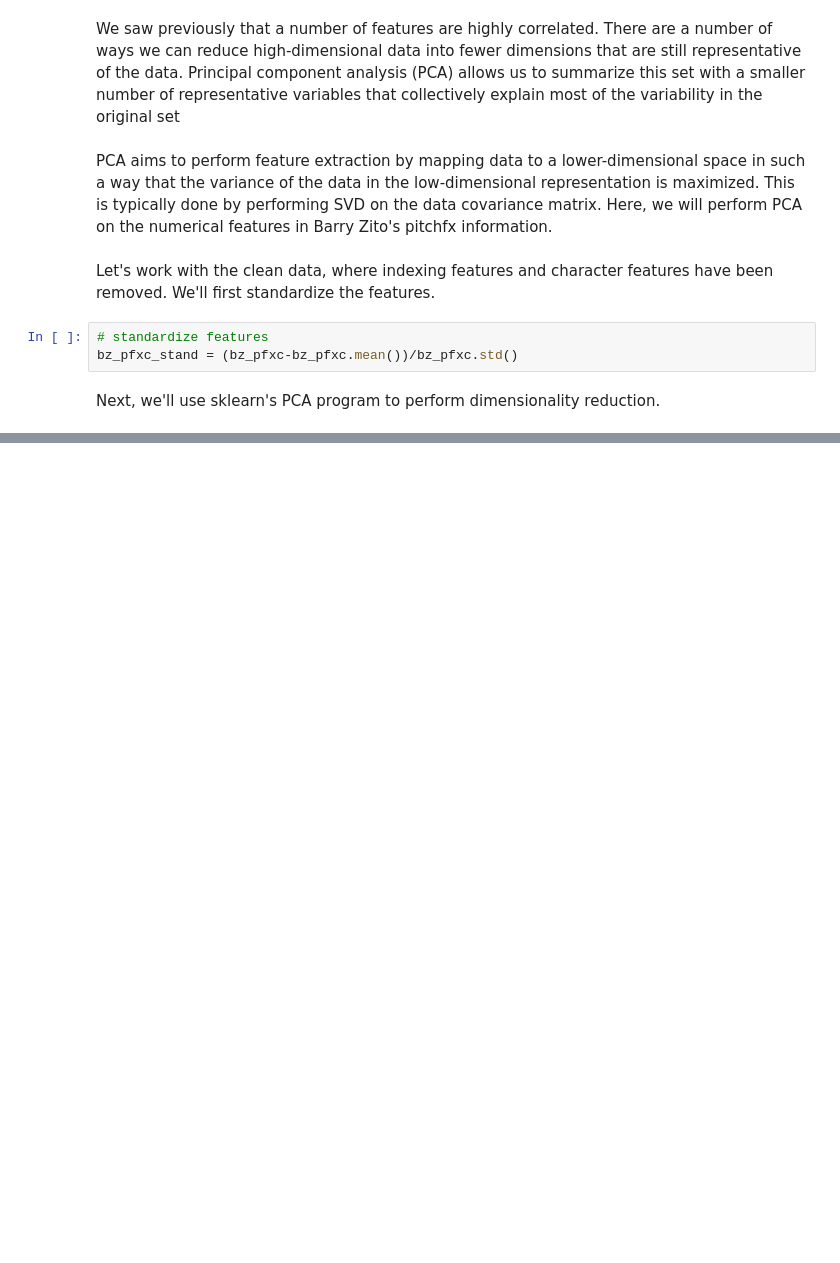
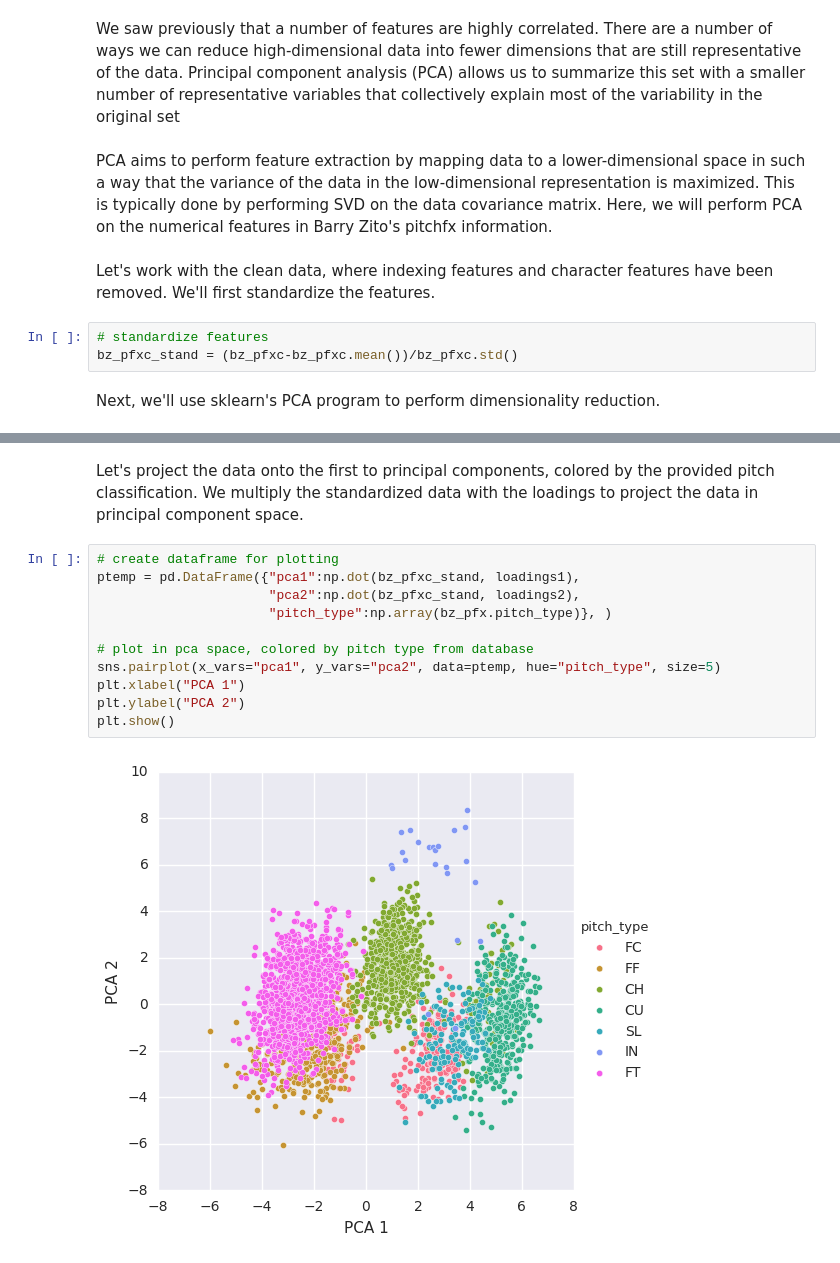
Before and after one commit to jasonpchang/pitchfx_sql, a Jupyter notebook: Notebooks/eda.ipynb, the cells around one changed output, grey strips where cells are left out. Saved outputs shown, nothing was run; the diff lists cells and outputs as text; blank space fills up the shorter version.

```diff
--- a/Notebooks/eda.ipynb
+++ b/Notebooks/eda.ipynb
@@ -416,0 +487,15 @@ import sklearn.decomposition.PCA as PCA
+# %% [markdown]
+Let's project the data onto the first to principal components, colored by the provided pitch classification. We multiply the standardized data with the loadings to project the data in principal component space.
+# %%
+# create dataframe for plotting
+ptemp = pd.DataFrame({"pca1":np.dot(bz_pfxc_stand, loadings1),
+                      "pca2":np.dot(bz_pfxc_stand, loadings2),
+                      "pitch_type":np.array(bz_pfx.pitch_type)}, )
+
+# plot in pca space, colored by pitch type from database
+sns.pairplot(x_vars="pca1", y_vars="pca2", data=ptemp, hue="pitch_type", size=5)
+plt.xlabel("PCA 1")
+plt.ylabel("PCA 2")
+plt.show()
+# %% [output]
+[figure, added]
```
Also changed, not shown: parts of 9 cells of this notebook.
